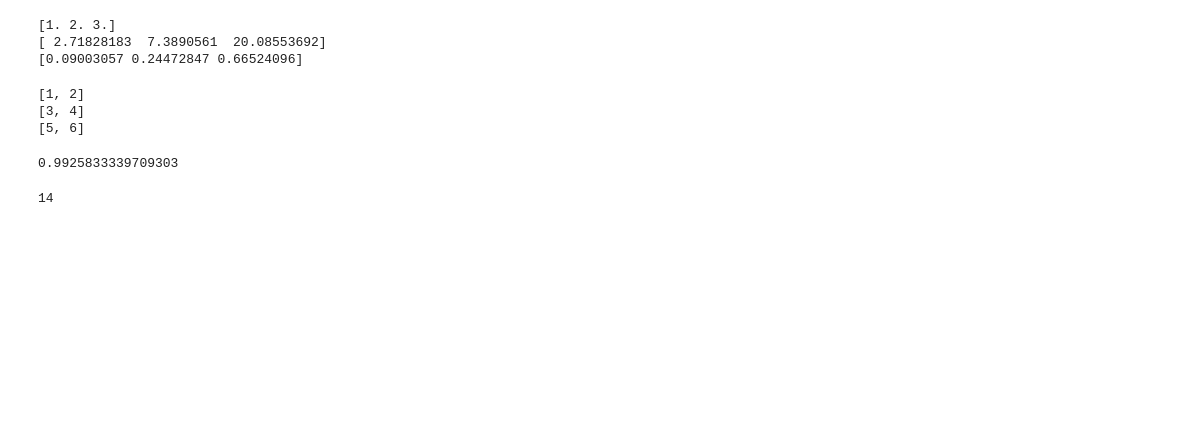
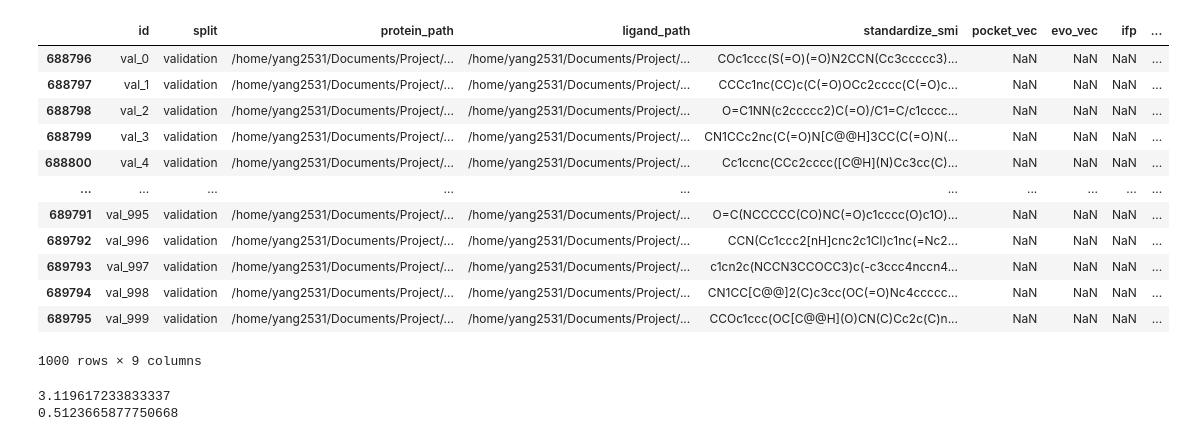
Before and after one commit to Kartinaa/NovoMolGen, a Jupyter notebook: test.ipynb, the cells around one changed output. Saved outputs shown, nothing was run; the diff lists cells and outputs as text; code cells hidden in the pictures; blank space fills up the shorter version.

```diff
--- a/test.ipynb
+++ b/test.ipynb
@@ -97,38 +2,0 @@ print(one_hot(['A', 'C', 'G'], ['A','C','G','T']))
-# %%
-import numpy as np
-
-def softmax(x):
-    x = np.array(x)
-    print(x)
-    e = np.exp(x)
-    print(e)
-    return e / e.sum()
-
-print(softmax([1.0, 2.0, 3.0]))
-# %% [output]
-[1. 2. 3.]
-[ 2.71828183  7.3890561  20.08553692]
-[0.09003057 0.24472847 0.66524096]
-# %%
-def batch_loader(data, batch_size):
-    for i in range(0, len(data), batch_size):
-        yield data[i:i+batch_size]
-
-# Test
-for b in batch_loader([1,2,3,4,5,6], 2):
-    print(b)
-# %% [output]
-[1, 2]
-[3, 4]
-[5, 6]
-# %%
-import numpy as np
-
-def cosine_sim(a, b):
-    a = np.array(a)
-    b = np.array(b)
-    return np.dot(a, b) / (np.linalg.norm(a) * np.linalg.norm(b))
-
-print(cosine_sim([1,2,3], [2,3,4]))
-# %% [output]
-0.9925833339709303
@@ -143,4 +3,18 @@ def rob(nums):
-# %%
-print(rob([5,1,1,9]))
-# %% [output]
-14
+# %%
+df = pd.read_csv('finetune_data/processed_data/base_dataset.csv')
+df_vali = df[df['split'] == 'validation']
+df_vali
+# %% [output]
+|  | id | split | protein_path | ligand_path | standardize_smi | pocket_vec | evo_vec | ifp | ... |
+| 688796 | val_0 | validation | /home/yang2531/Documents/Project/... | /home/yang2531/Documents/Project/... | COc1ccc(S(=O)(=O)N2CCN(Cc3ccccc3)... | NaN | NaN | NaN | ... |
+| 688797 | val_1 | validation | /home/yang2531/Documents/Project/... | /home/yang2531/Documents/Project/... | CCCc1nc(CC)c(C(=O)OCc2cccc(C(=O)c... | NaN | NaN | NaN | ... |
+| 688798 | val_2 | validation | /home/yang2531/Documents/Project/... | /home/yang2531/Documents/Project/... | O=C1NN(c2ccccc2)C(=O)/C1=C/c1cccc... | NaN | NaN | NaN | ... |
+| 688799 | val_3 | validation | /home/yang2531/Documents/Project/... | /home/yang2531/Documents/Project/... | CN1CCc2nc(C(=O)N[C@@H]3CC(C(=O)N(... | NaN | NaN | NaN | ... |
+| 688800 | val_4 | validation | /home/yang2531/Documents/Project/... | /home/yang2531/Documents/Project/... | Cc1ccnc(CCc2cccc([C@H](N)Cc3cc(C)... | NaN | NaN | NaN | ... |
+| ... | ... | ... | ... | ... | ... | ... | ... | ... | ... |
+| 689791 | val_995 | validation | /home/yang2531/Documents/Project/... | /home/yang2531/Documents/Project/... | O=C(NCCCCC(CO)NC(=O)c1cccc(O)c1O)... | NaN | NaN | NaN | ... |
+| 689792 | val_996 | validation | /home/yang2531/Documents/Project/... | /home/yang2531/Documents/Project/... | CCN(Cc1ccc2[nH]cnc2c1Cl)c1nc(=Nc2... | NaN | NaN | NaN | ... |
+| 689793 | val_997 | validation | /home/yang2531/Documents/Project/... | /home/yang2531/Documents/Project/... | c1cn2c(NCCN3CCOCC3)c(-c3ccc4nccn4... | NaN | NaN | NaN | ... |
+| 689794 | val_998 | validation | /home/yang2531/Documents/Project/... | /home/yang2531/Documents/Project/... | CN1CC[C@@]2(C)c3cc(OC(=O)Nc4ccccc... | NaN | NaN | NaN | ... |
+| 689795 | val_999 | validation | /home/yang2531/Documents/Project/... | /home/yang2531/Documents/Project/... | CCOc1ccc(OC[C@@H](O)CN(C)Cc2c(C)n... | NaN | NaN | NaN | ... |
+1000 rows × 9 columns
@@ -146,0 +24,9 @@ print(rob([5,1,1,9]))
+# %%
+df_vali['SA'] = df_vali['standardize_smi'].apply(lambda x: SA(Chem.MolFromSmiles(x)))
+df_vali['QED'] = df_vali['standardize_smi'].apply(lambda x: QED(Chem.MolFromSmiles(x)))
+
+print(df_vali['SA'].mean())
+print(df_vali['QED'].mean())
+# %% [output]
+3.119617233833337
+0.5123665877750668
```
Also changed, not shown: parts of 13 cells of this notebook, 53 other files.
